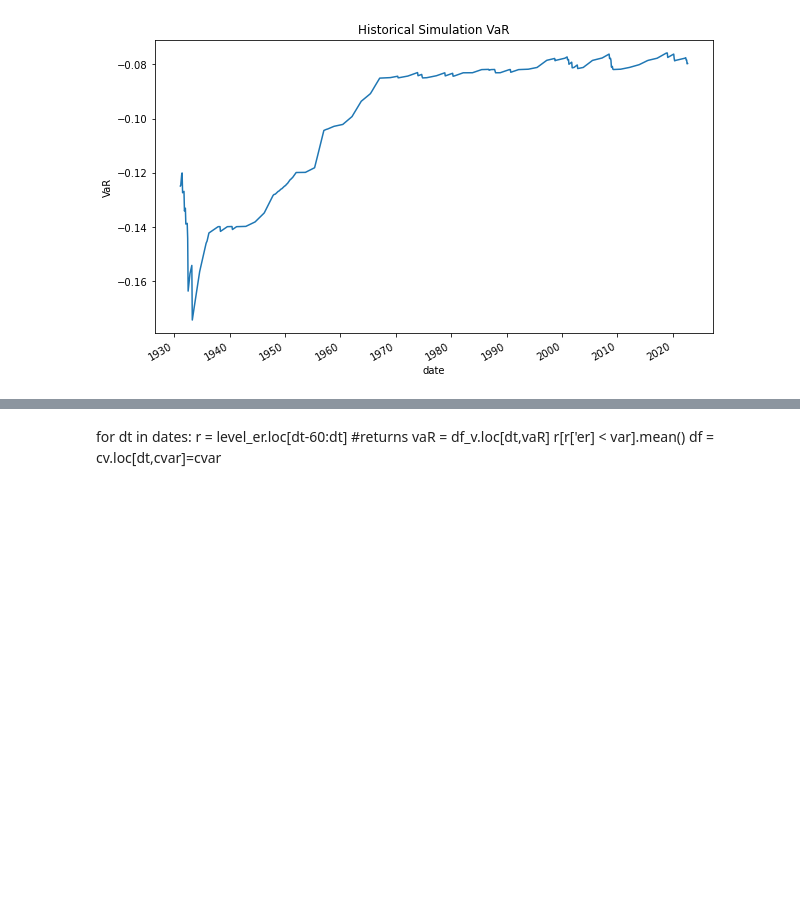
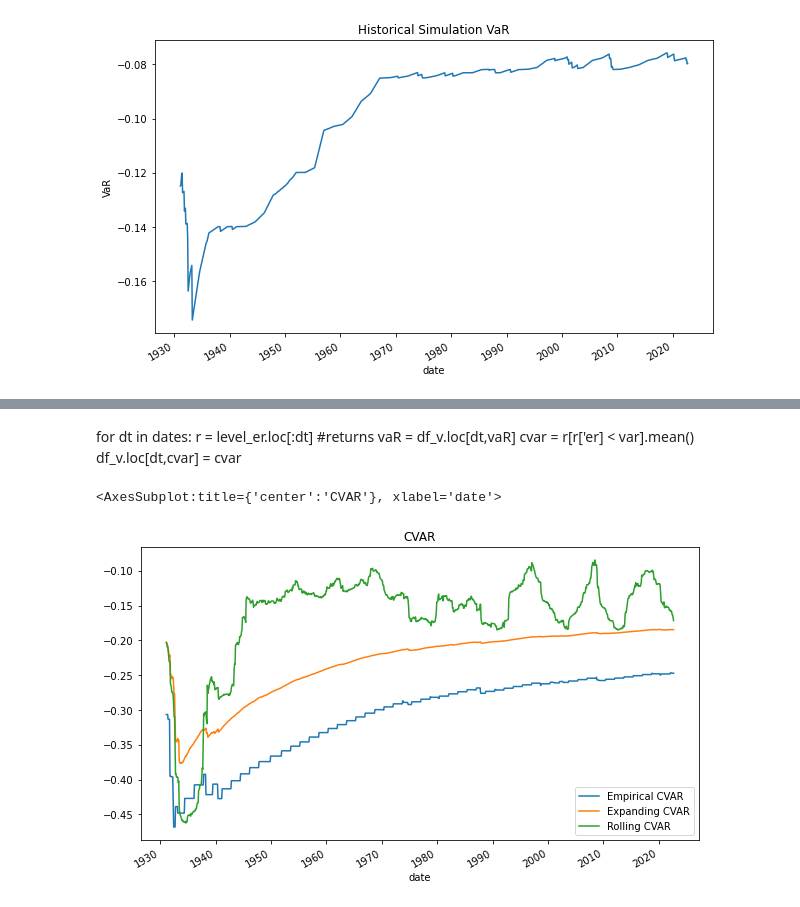
Before and after one commit to alanwake47/finm-36700-portfolio, a Jupyter notebook: week3_hw/workbook_hw3.ipynb, the cells around one changed output, grey strips where cells are left out. Cells and saved outputs as stored; diff of their text form; code cells hidden in the pictures; blank space fills up the shorter version.

```diff
--- a/week3_hw/workbook_hw3.ipynb
+++ b/week3_hw/workbook_hw3.ipynb
@@ -63,6 +173,23 @@ print ("{:.2%}".format(frq))
 # %% [markdown]
 for dt in dates:
-r = level_er.loc[dt-60:dt] #returns
+r = level_er.loc[:dt] #returns
 vaR = df_v.loc[dt,vaR]
-r[r['er] < var].mean()
-df = cv.loc[dt,cvar]=cvar
+cvar = r[r['er] < var].mean()
+df_v.loc[dt,cvar] = cvar
+# %%
+
+rolling_cvar = pd.DataFrame(index = df.index)
+for date in VaR.index:
+    tail_ret = df.loc[:date].dropna()
+    cvar = tail_ret[tail_ret <= tail_ret.quantile(.05)].mean()
+    rolling_cvar.loc[pd.to_datetime(date),'Empirical CVAR'] = cvar.values[2]
+
+
+rolling_cvar['Expanding CVAR'] = VaR['expanding_window']
+rolling_cvar['Rolling CVAR'] = VaR['rolling_window']
+
+rolling_cvar = norm.pdf(1.65)/0.05 * rolling_cvar
+rolling_cvar.plot(figsize = (10, 6), title = 'CVAR')
+# %% [output]
+<AxesSubplot:title={'center':'CVAR'}, xlabel='date'>
+[figure, added]
```
Also changed, not shown: parts of 58 cells of this notebook, 2 other files.
